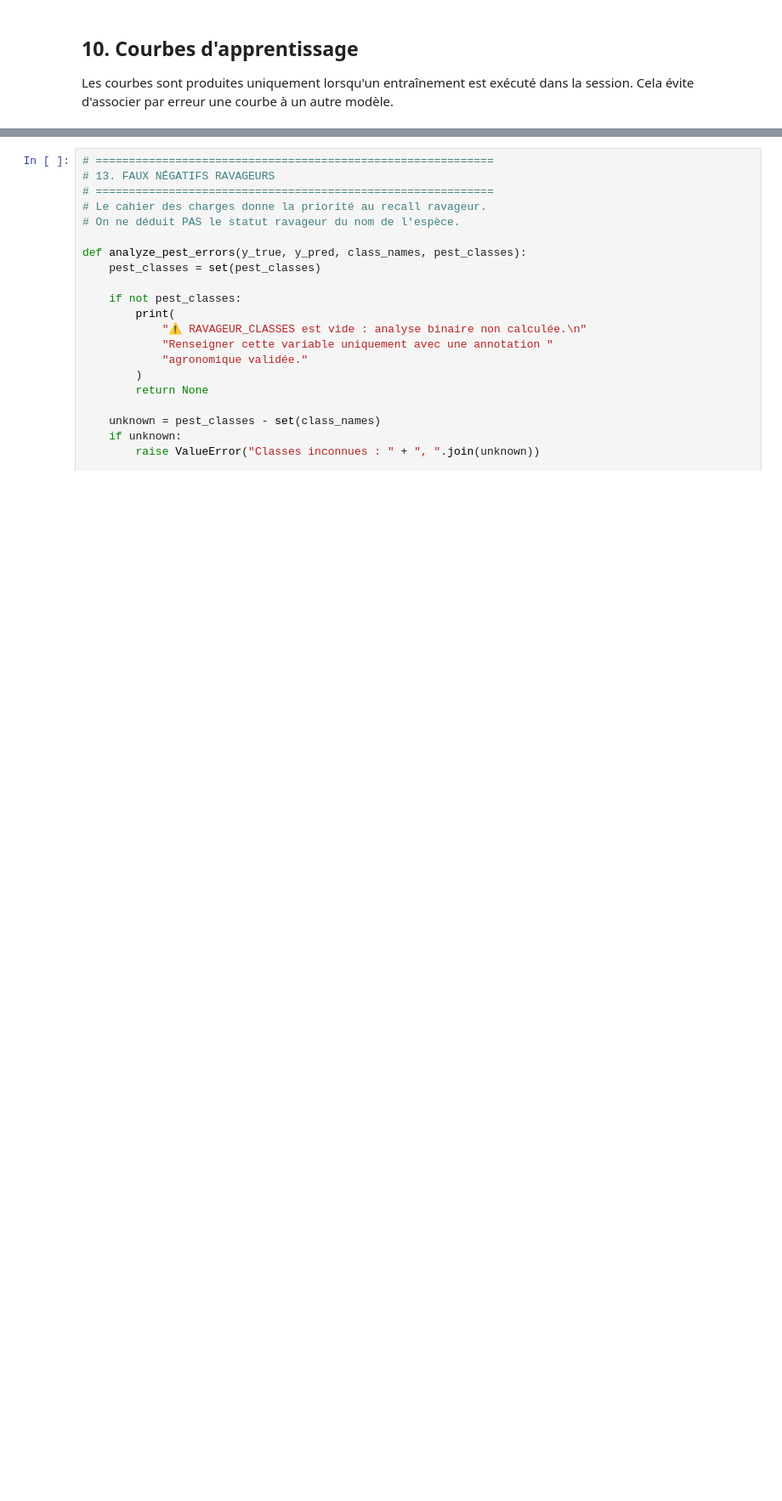
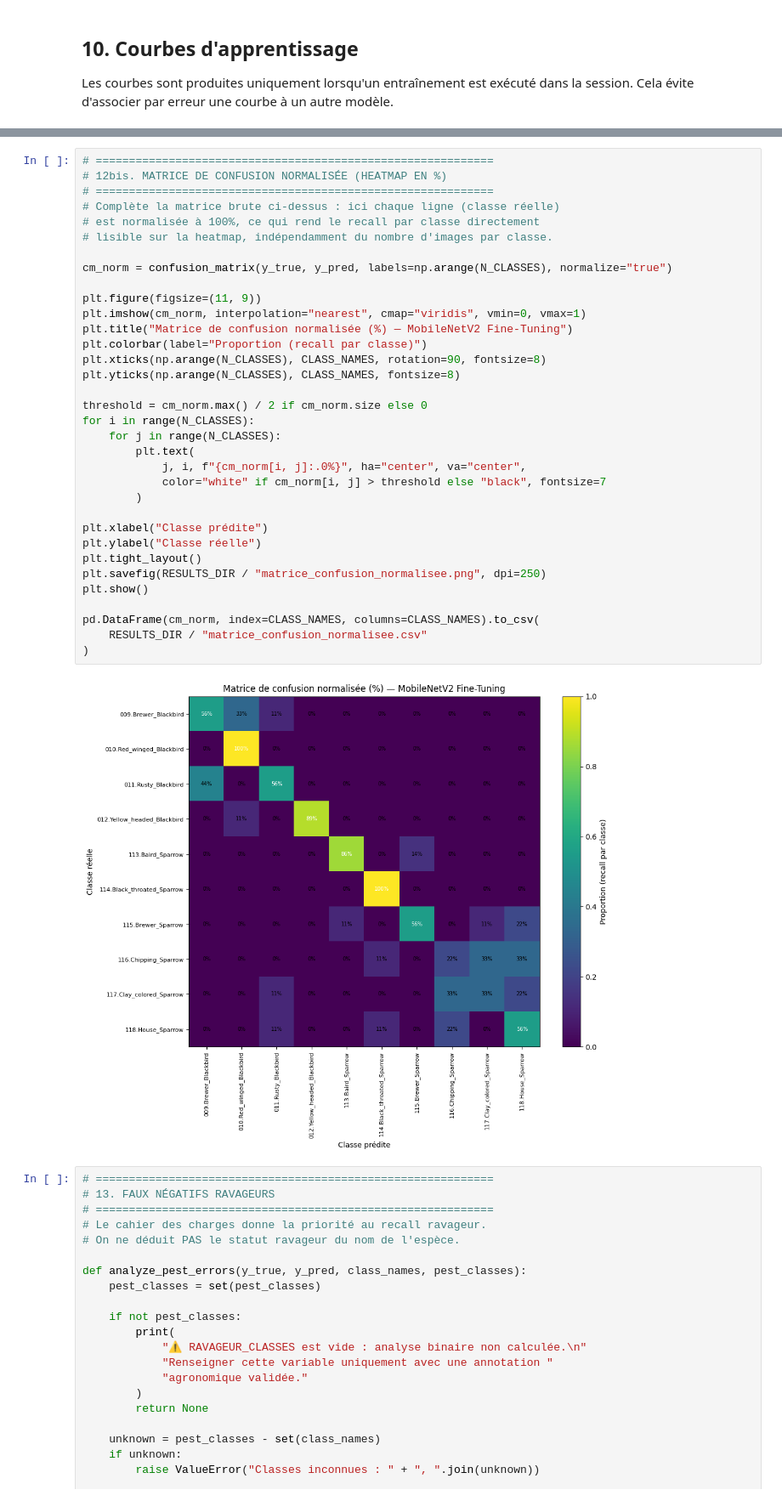
Before and after one commit to ndourabdourahmaneyoussouf-ops/bird-species-detection-cub200, a Jupyter notebook: Projet_Oiseaux_Ravageurs_Engineering.ipynb, the cells around one changed output, grey strips where cells are left out. Shown at 85% size. Saved outputs shown, nothing was run; the diff lists cells and outputs as text; blank space fills up the shorter version.

```diff
--- a/Projet_Oiseaux_Ravageurs_Engineering.ipynb
+++ b/Projet_Oiseaux_Ravageurs_Engineering.ipynb
@@ -808,6 +808,42 @@ Confiance moyenne des erreurs : 40.52%
 | 3 | 012.Yellow_headed_Blackbird | 9 | 8 | 1 | 88.89% | 11.11% |
 | 5 | 114.Black_throated_Sparrow | 9 | 9 | 0 | 100.00% | 0.00% |
 | 1 | 010.Red_winged_Blackbird | 9 | 9 | 0 | 100.00% | 0.00% |
+# %%
+# ============================================================
+# 12bis. MATRICE DE CONFUSION NORMALISÉE (HEATMAP EN %)
+# ============================================================
+# Complète la matrice brute ci-dessus : ici chaque ligne (classe réelle)
+# est normalisée à 100%, ce qui rend le recall par classe directement
+# lisible sur la heatmap, indépendamment du nombre d'images par classe.
+
+cm_norm = confusion_matrix(y_true, y_pred, labels=np.arange(N_CLASSES), normalize="true")
+
+plt.figure(figsize=(11, 9))
+plt.imshow(cm_norm, interpolation="nearest", cmap="viridis", vmin=0, vmax=1)
+plt.title("Matrice de confusion normalisée (%) — MobileNetV2 Fine-Tuning")
+plt.colorbar(label="Proportion (recall par classe)")
+plt.xticks(np.arange(N_CLASSES), CLASS_NAMES, rotation=90, fontsize=8)
+plt.yticks(np.arange(N_CLASSES), CLASS_NAMES, fontsize=8)
+
+threshold = cm_norm.max() / 2 if cm_norm.size else 0
+for i in range(N_CLASSES):
+    for j in range(N_CLASSES):
+        plt.text(
+            j, i, f"{cm_norm[i, j]:.0%}", ha="center", va="center",
+            color="white" if cm_norm[i, j] > threshold else "black", fontsize=7
+        )
+
+plt.xlabel("Classe prédite")
+plt.ylabel("Classe réelle")
+plt.tight_layout()
+plt.savefig(RESULTS_DIR / "matrice_confusion_normalisee.png", dpi=250)
+plt.show()
+
+pd.DataFrame(cm_norm, index=CLASS_NAMES, columns=CLASS_NAMES).to_csv(
+    RESULTS_DIR / "matrice_confusion_normalisee.csv"
+)
+# %% [output]
+[figure, added]
 # %%
 # ============================================================
 # 13. FAUX NÉGATIFS RAVAGEURS
```
Also changed, not shown: parts of 11 cells of this notebook.
